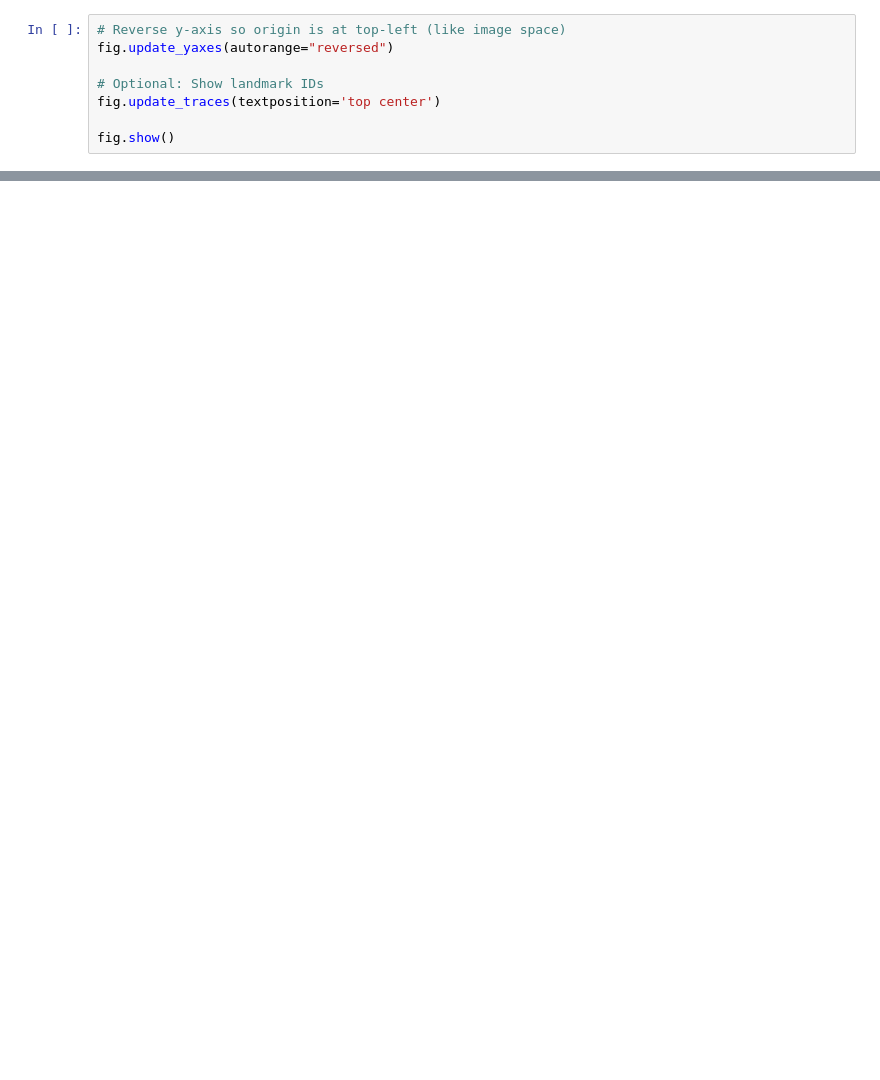
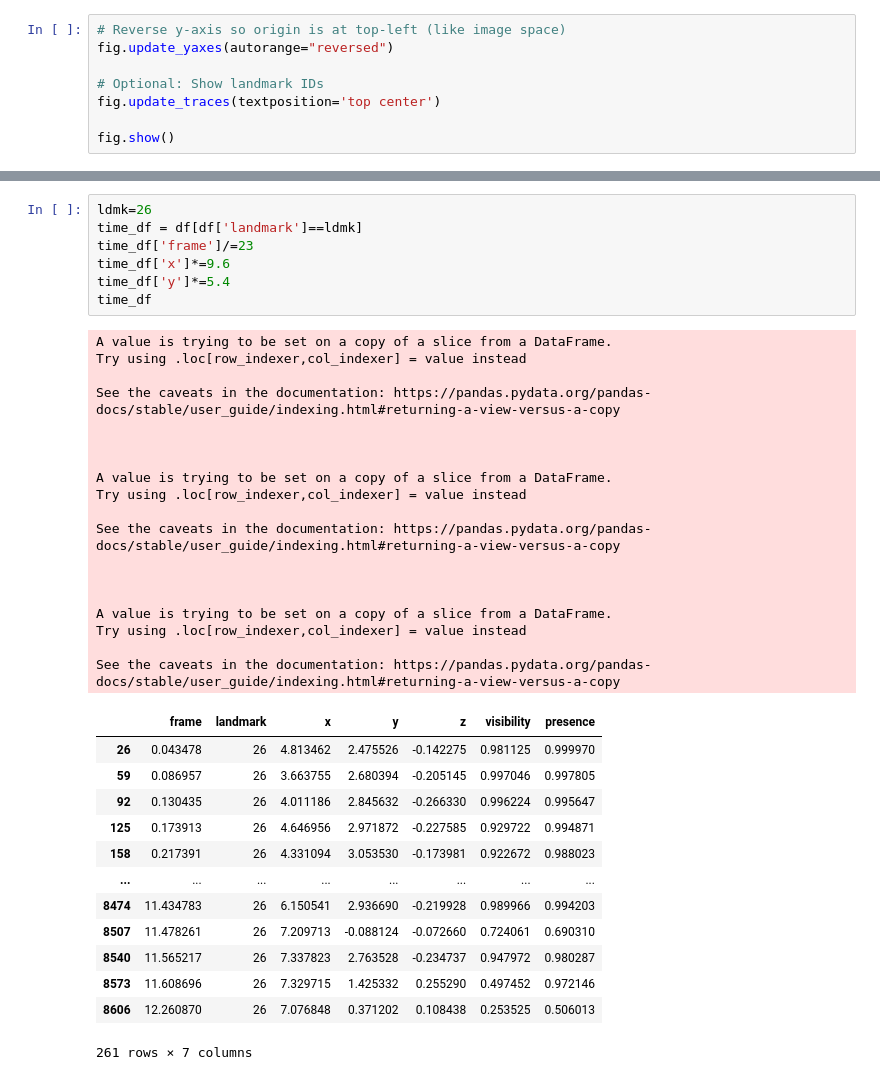
Before and after one commit to Janjan798/pose_buddy, a Jupyter notebook: graph.ipynb, the cells around one changed output, grey strips where cells are left out. Cells and saved outputs as stored; diff of their text form; blank space fills up the shorter version.

```diff
--- a/graph.ipynb
+++ b/graph.ipynb
@@ -23,0 +112,39 @@ fig.show()
+# %%
+ldmk=26
+time_df = df[df['landmark']==ldmk]
+time_df['frame']/=23
+time_df['x']*=9.6
+time_df['y']*=5.4
+time_df
+# %% [output]
+A value is trying to be set on a copy of a slice from a DataFrame.
+Try using .loc[row_indexer,col_indexer] = value instead
+
+See the caveats in the documentation: https://pandas.pydata.org/pandas-docs/stable/user_guide/indexing.html#returning-a-view-versus-a-copy
+
+
+
+A value is trying to be set on a copy of a slice from a DataFrame.
+Try using .loc[row_indexer,col_indexer] = value instead
+
+See the caveats in the documentation: https://pandas.pydata.org/pandas-docs/stable/user_guide/indexing.html#returning-a-view-versus-a-copy
+
+
+
+A value is trying to be set on a copy of a slice from a DataFrame.
+Try using .loc[row_indexer,col_indexer] = value instead
+
+See the caveats in the documentation: https://pandas.pydata.org/pandas-docs/stable/user_guide/indexing.html#returning-a-view-versus-a-copy
+|  | frame | landmark | x | y | z | visibility | presence |
+| 26 | 0.043478 | 26 | 4.813462 | 2.475526 | -0.142275 | 0.981125 | 0.999970 |
+| 59 | 0.086957 | 26 | 3.663755 | 2.680394 | -0.205145 | 0.997046 | 0.997805 |
+| 92 | 0.130435 | 26 | 4.011186 | 2.845632 | -0.266330 | 0.996224 | 0.995647 |
+| 125 | 0.173913 | 26 | 4.646956 | 2.971872 | -0.227585 | 0.929722 | 0.994871 |
+| 158 | 0.217391 | 26 | 4.331094 | 3.053530 | -0.173981 | 0.922672 | 0.988023 |
+| ... | ... | ... | ... | ... | ... | ... | ... |
+| 8474 | 11.434783 | 26 | 6.150541 | 2.936690 | -0.219928 | 0.989966 | 0.994203 |
+| 8507 | 11.478261 | 26 | 7.209713 | -0.088124 | -0.072660 | 0.724061 | 0.690310 |
+| 8540 | 11.565217 | 26 | 7.337823 | 2.763528 | -0.234737 | 0.947972 | 0.980287 |
+| 8573 | 11.608696 | 26 | 7.329715 | 1.425332 | 0.255290 | 0.497452 | 0.972146 |
+| 8606 | 12.260870 | 26 | 7.076848 | 0.371202 | 0.108438 | 0.253525 | 0.506013 |
+261 rows × 7 columns
```
Also changed, not shown: parts of 8 cells of this notebook, 4 other files.
